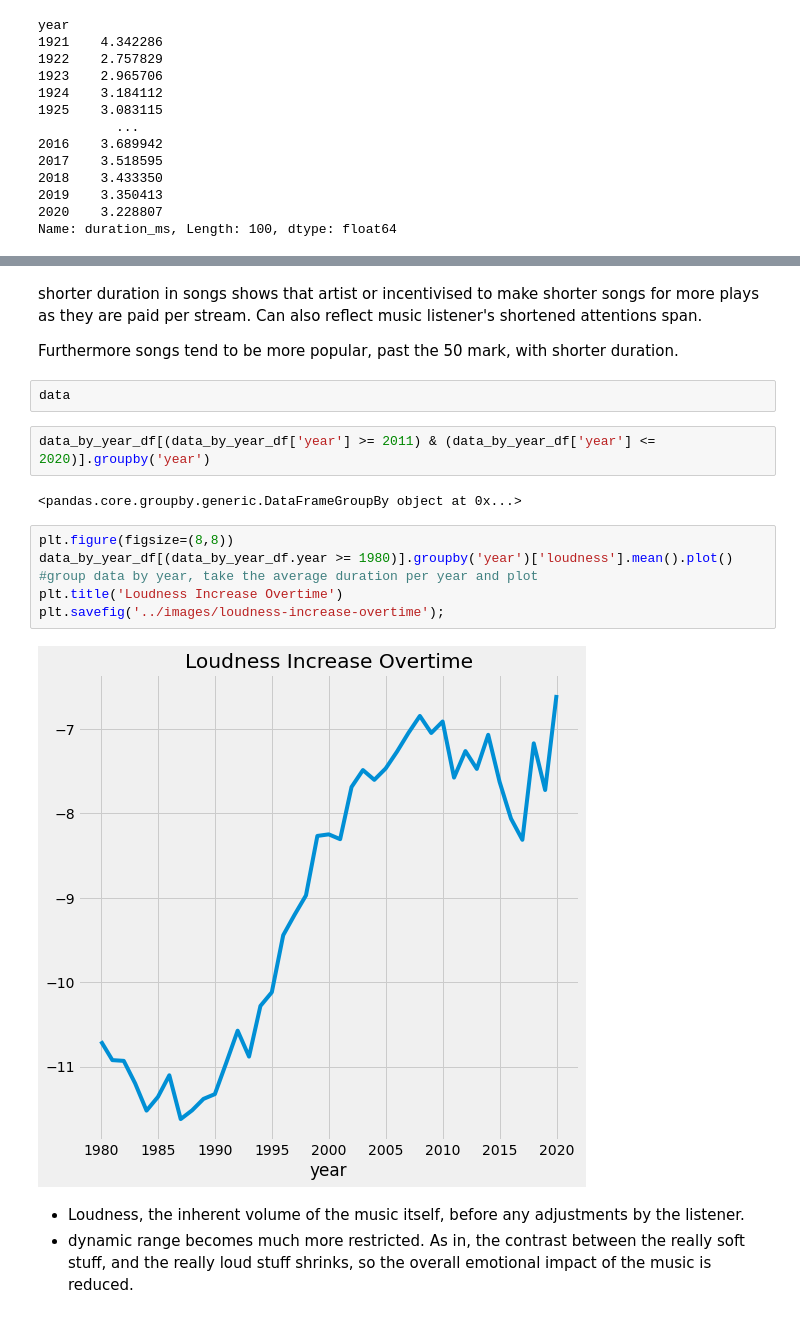
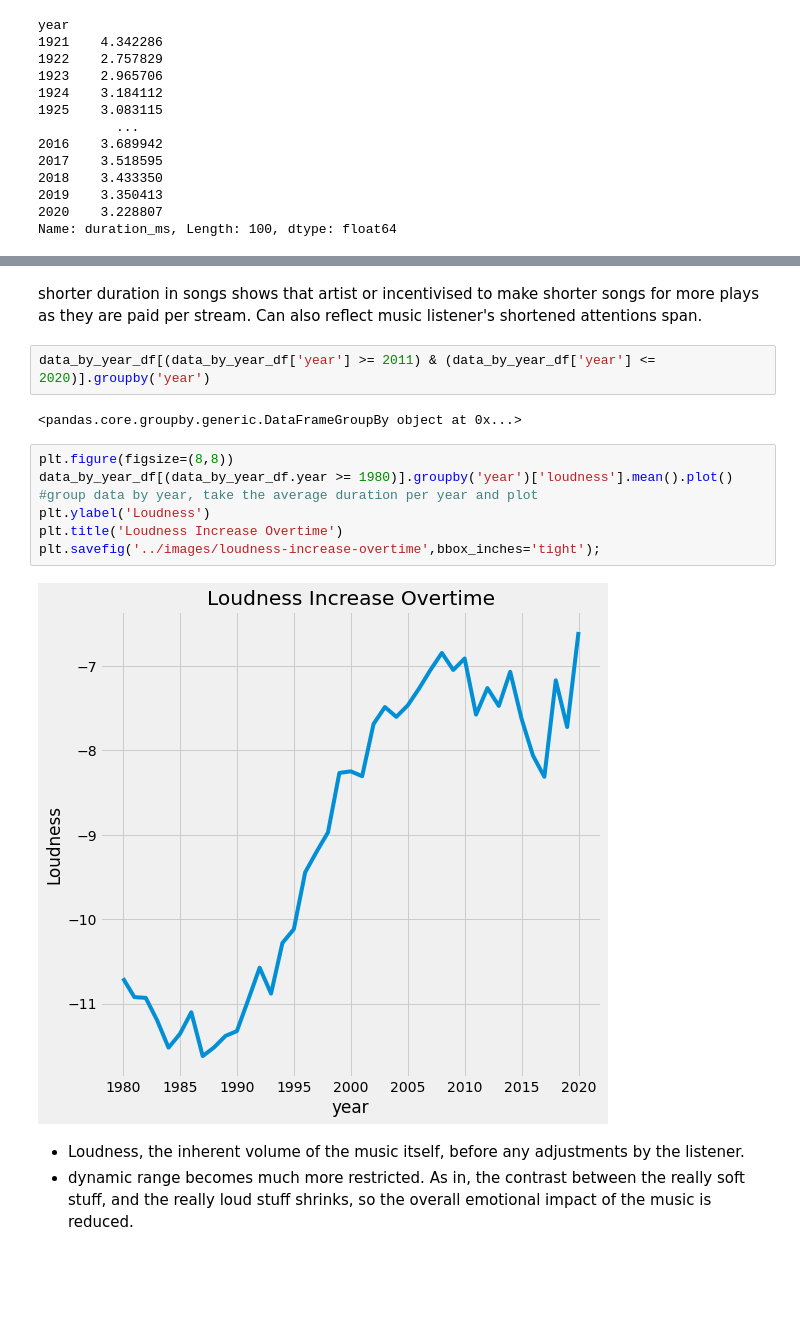
Before and after one commit to adelalsagoff/Spotify-Content-Base-Recommender, a Jupyter notebook: code/01_EDA.ipynb, the cells around one changed output, grey strips where cells are left out. Drawn from its saved outputs; the diff is of its cells as text; blank space fills up the shorter version.

```diff
--- a/code/01_EDA.ipynb
+++ b/code/01_EDA.ipynb
@@ -718,9 +373,5 @@ plt.savefig('../images/more-popular-as-song-duration-decrease');
 # %% [markdown]
 shorter duration in songs shows that artist or incentivised to make shorter songs for more plays as they are paid per stream. Can also reflect music listener's shortened attentions span.
-
-Furthermore songs tend to be more popular, past the 50 mark, with shorter duration.
-# %%
-data
 # %%
 data_by_year_df[(data_by_year_df['year'] >= 2011) & (data_by_year_df['year'] <= 2020)].groupby('year')
 # %% [output]
@@ -728,10 +379,11 @@ data_by_year_df[(data_by_year_df['year'] >= 2011) & (data_by_year_df['year'] <=
 # %%
 plt.figure(figsize=(8,8))
 data_by_year_df[(data_by_year_df.year >= 1980)].groupby('year')['loudness'].mean().plot() #group data by year, take the average duration per year and plot
+plt.ylabel('Loudness')
 plt.title('Loudness Increase Overtime')
-plt.savefig('../images/loudness-increase-overtime');
+plt.savefig('../images/loudness-increase-overtime',bbox_inches='tight');
 # %% [output]
-[figure, old version]
+[figure, new version]
 # %% [markdown]
 
 -  Loudness, the inherent volume of the music itself, before any adjustments by the listener.
```
Also changed, not shown: parts of 80 cells of this notebook, 9 other files.
